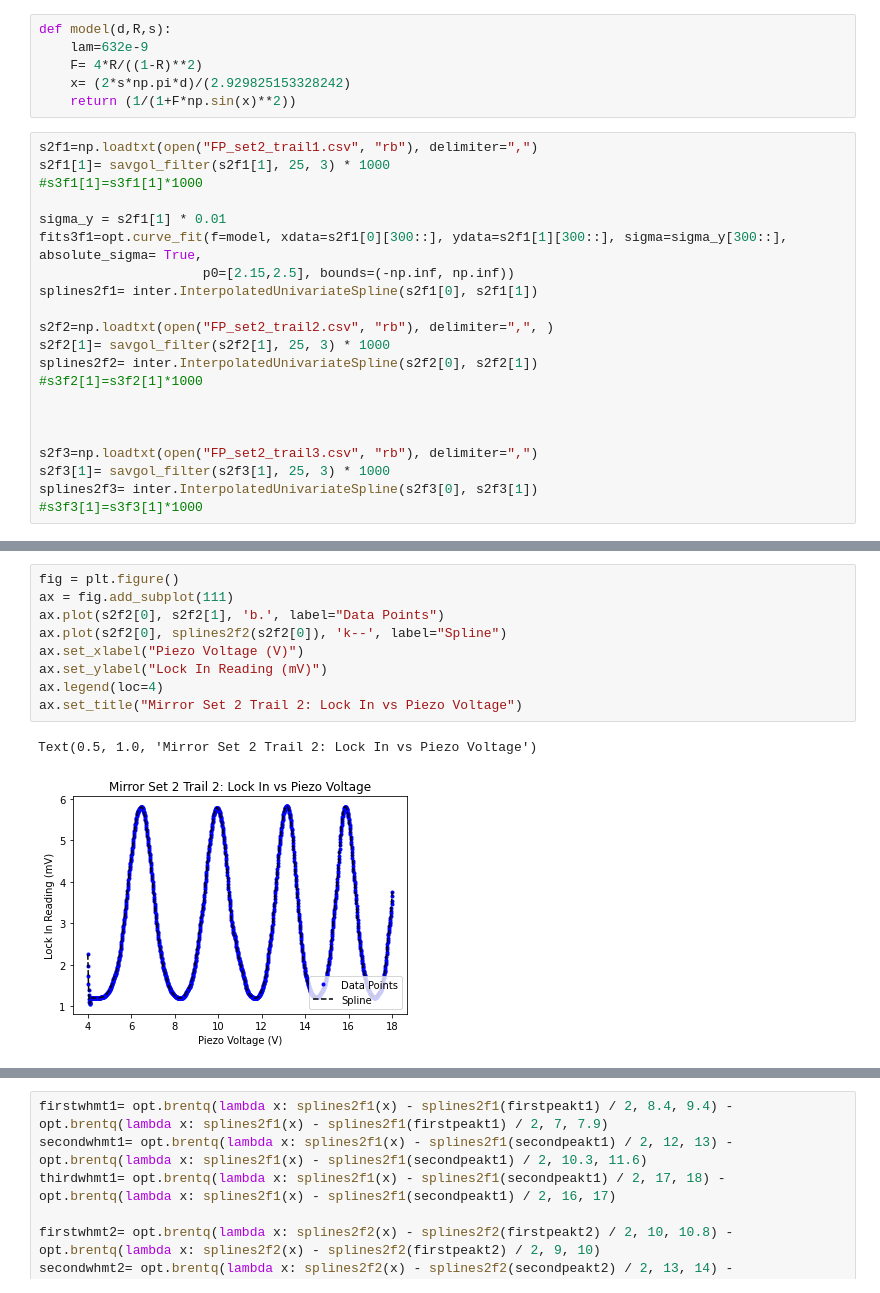
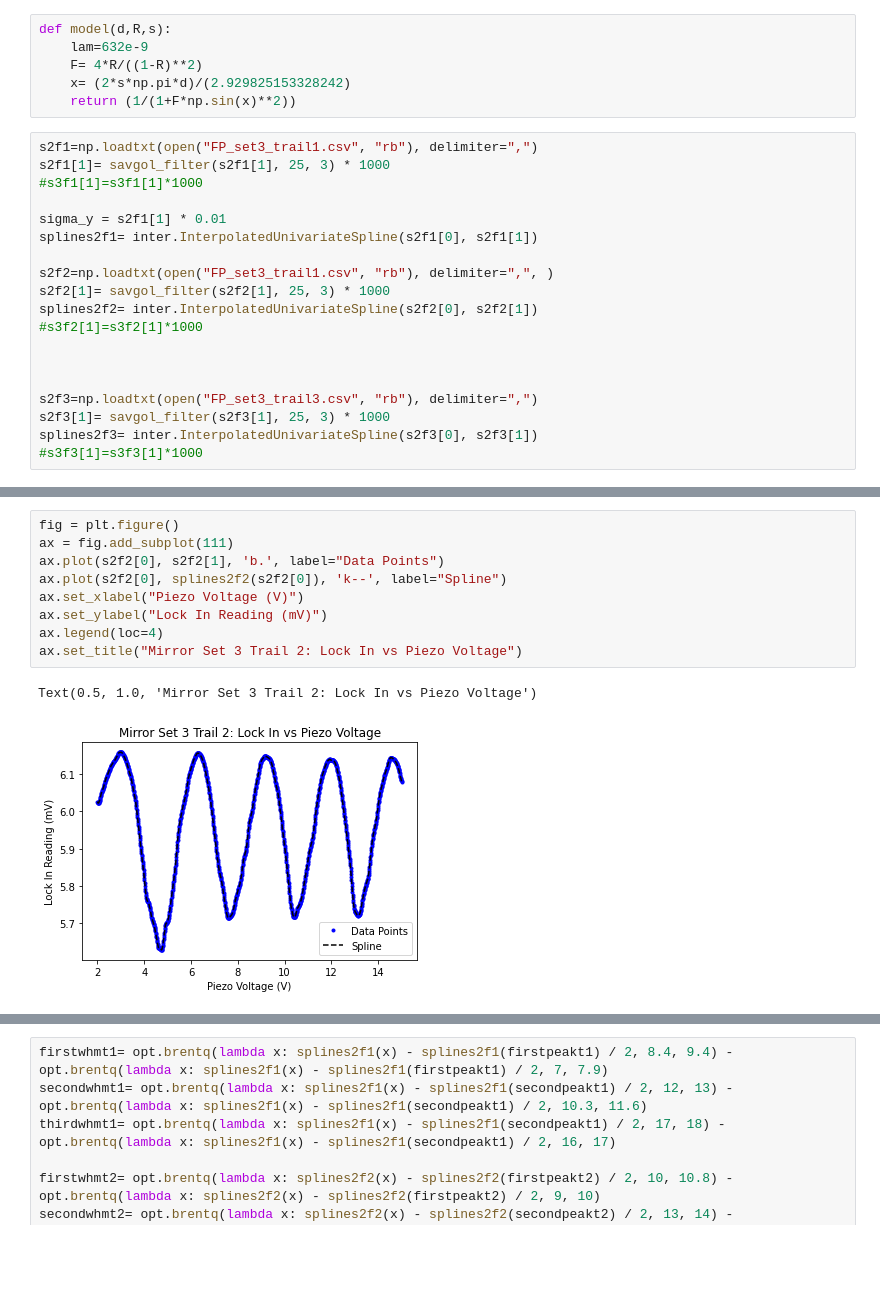
Before and after one commit to cwru-robin/Phys301, a Jupyter notebook: Inferometer/Anylisisset3.ipynb, the cells around one changed output, grey strips where cells are left out. Drawn from its saved outputs; the diff is of its cells as text; blank space fills up the shorter version.

```diff
--- a/Inferometer/Anylisisset3.ipynb
+++ b/Inferometer/Anylisisset3.ipynb
@@ -14,23 +14,21 @@ def model(d,R,s):
     x= (2*s*np.pi*d)/(2.929825153328242)
     return (1/(1+F*np.sin(x)**2))
 # %%
-s2f1=np.loadtxt(open("FP_set2_trail1.csv", "rb"), delimiter=",")
+s2f1=np.loadtxt(open("FP_set3_trail1.csv", "rb"), delimiter=",")
 s2f1[1]= savgol_filter(s2f1[1], 25, 3) * 1000
 #s3f1[1]=s3f1[1]*1000
 
 sigma_y = s2f1[1] * 0.01
-fits3f1=opt.curve_fit(f=model, xdata=s2f1[0][300::], ydata=s2f1[1][300::], sigma=sigma_y[300::], absolute_sigma= True,
-                     p0=[2.15,2.5], bounds=(-np.inf, np.inf))
 splines2f1= inter.InterpolatedUnivariateSpline(s2f1[0], s2f1[1])
 
-s2f2=np.loadtxt(open("FP_set2_trail2.csv", "rb"), delimiter=",", )
+s2f2=np.loadtxt(open("FP_set3_trail1.csv", "rb"), delimiter=",", )
 s2f2[1]= savgol_filter(s2f2[1], 25, 3) * 1000
 splines2f2= inter.InterpolatedUnivariateSpline(s2f2[0], s2f2[1])
 #s3f2[1]=s3f2[1]*1000
 
 
 
-s2f3=np.loadtxt(open("FP_set2_trail3.csv", "rb"), delimiter=",")
+s2f3=np.loadtxt(open("FP_set3_trail3.csv", "rb"), delimiter=",")
 s2f3[1]= savgol_filter(s2f3[1], 25, 3) * 1000
 splines2f3= inter.InterpolatedUnivariateSpline(s2f3[0], s2f3[1])
 #s3f3[1]=s3f3[1]*1000
@@ -57,15 +55,15 @@ Text(0.5, 1.0, 'Mirror Set 2 Trail 1: Lock In vs Piezo Voltage ')
 # %%
 fig = plt.figure()
 ax = fig.add_subplot(111)
 ax.plot(s2f2[0], s2f2[1], 'b.', label="Data Points")
 ax.plot(s2f2[0], splines2f2(s2f2[0]), 'k--', label="Spline")
 ax.set_xlabel("Piezo Voltage (V)")
 ax.set_ylabel("Lock In Reading (mV)")
 ax.legend(loc=4)
-ax.set_title("Mirror Set 2 Trail 2: Lock In vs Piezo Voltage")
+ax.set_title("Mirror Set 3 Trail 2: Lock In vs Piezo Voltage")
 # %% [output]
-Text(0.5, 1.0, 'Mirror Set 2 Trail 2: Lock In vs Piezo Voltage')
+Text(0.5, 1.0, 'Mirror Set 3 Trail 2: Lock In vs Piezo Voltage')
-[figure, old version]
+[figure, new version]
 # %%
 fig = plt.figure()
 ax = fig.add_subplot(111)
```
Also changed, not shown: parts of 16 cells of this notebook, 18 other files.
